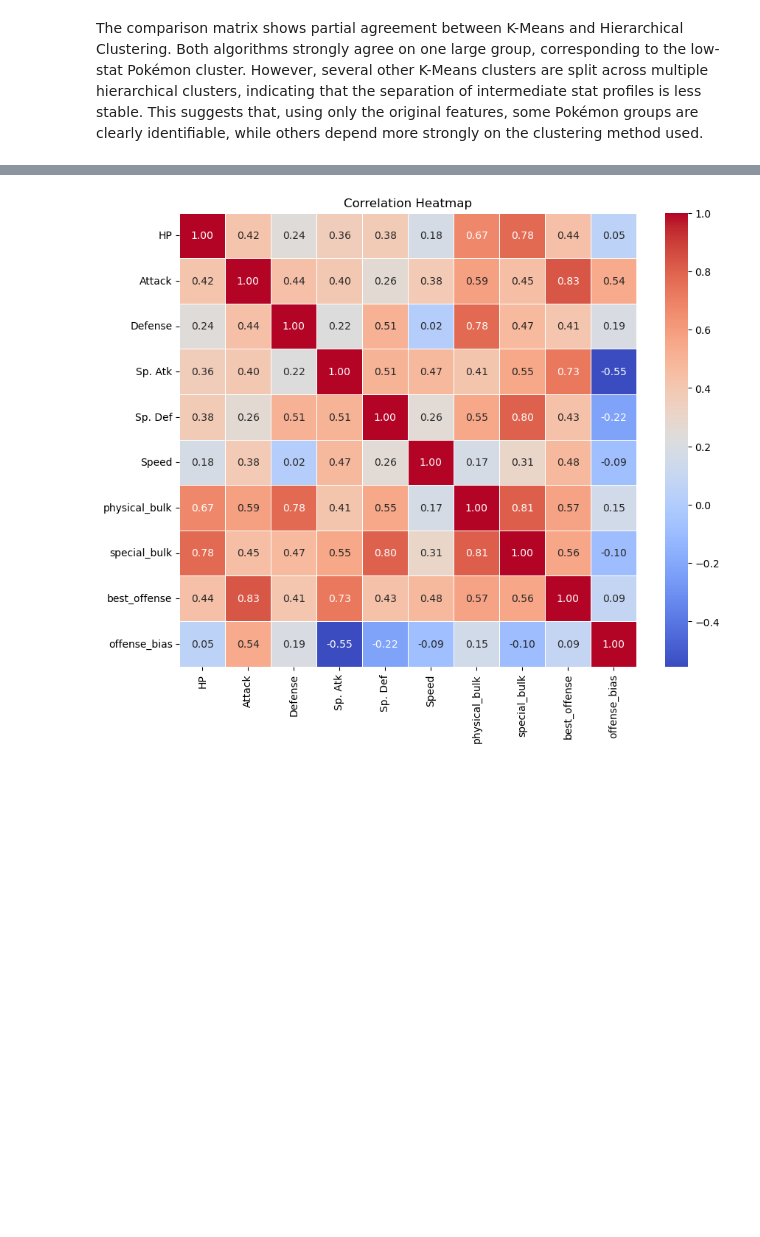
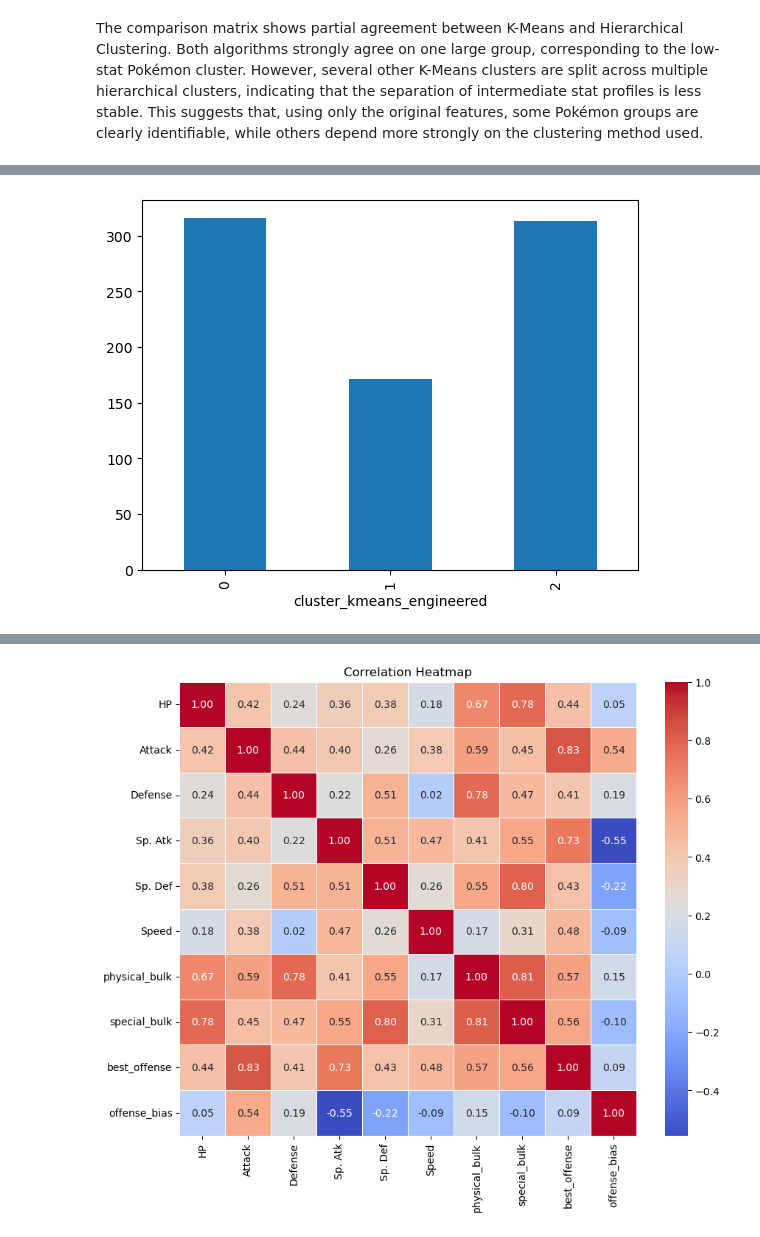
Before and after one commit to tiago2806/ml_pokemon, a Jupyter notebook: modelling.ipynb, the cells around one changed output, grey strips where cells are left out. Drawn from its saved outputs; the diff is of its cells as text; code cells hidden in the pictures; blank space fills up the shorter version.

```diff
--- a/modelling.ipynb
+++ b/modelling.ipynb
@@ -262,0 +301,3 @@ The comparison matrix shows partial agreement between K-Means and Hierarchical C
+# %%
+kmeans = KMeans(n_clusters= 3, random_state=0).fit(num_scaled_original)
+dataset_num_new['cluster_kmeans_engineered'] = kmeans.predict(num_scaled_new)
@@ -262,0 +318,5 @@ The comparison matrix shows partial agreement between K-Means and Hierarchical C
+# %%
+dataset_num_new.groupby(['cluster_kmeans_engineered']).size().plot(kind='bar')
+plt.show()
+# %% [output]
+[figure, added]
```
Also changed, not shown: parts of 19 cells of this notebook.
